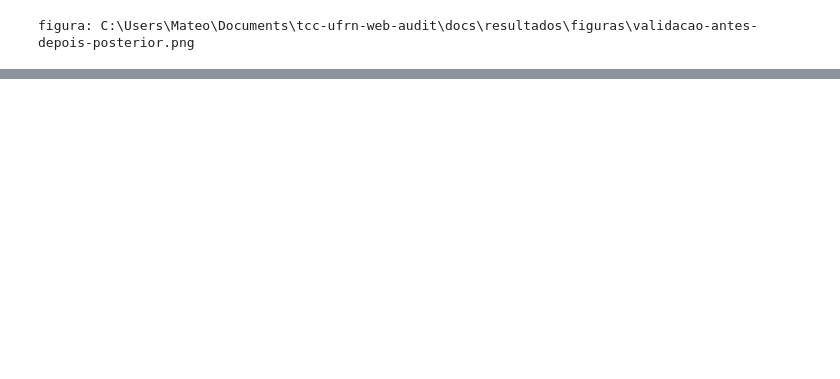
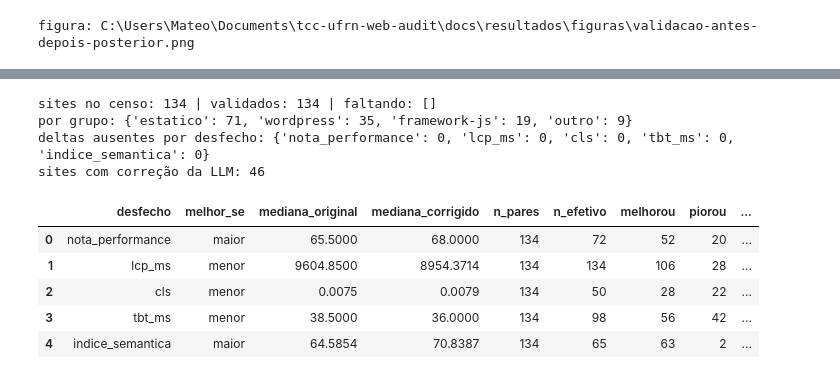
Before and after one commit to MateoCalazans/tcc-ufrn-web-audit, a Jupyter notebook: analysis/validacao.ipynb, the cells around one changed output, grey strips where cells are left out. Cells and saved outputs as stored; diff of their text form; code cells hidden in the pictures; blank space fills up the shorter version.

```diff
--- a/analysis/validacao.ipynb
+++ b/analysis/validacao.ipynb
@@ -298,0 +312,22 @@ figura: C:\Users\Mateo\Documents\tcc-ufrn-web-audit\docs\resultados\figuras\vali
+# %%
+c = pd.read_csv(CENSO)
+lista = pd.read_csv(LISTA_CENSO)
+faltando_censo = sorted(set(lista.id) - set(c.id))
+print("sites no censo:", len(lista), "| validados:", len(c), "| faltando:", faltando_censo)
+print("por grupo:", c.grupo.value_counts().to_dict())
+print("deltas ausentes por desfecho:", {k: int(c[f"{k}_delta"].isna().sum()) for k in PRINCIPAIS})
+print("sites com correção da LLM:", int((c.correcoes_llm > 0).sum()))
+censo = familia(c)
+censo.to_csv(TAB / "validacao-wilcoxon-censo.csv", index=False)
+censo.round(4)
+# %% [output]
+sites no censo: 134 | validados: 134 | faltando: []
+por grupo: {'estatico': 71, 'wordpress': 35, 'framework-js': 19, 'outro': 9}
+deltas ausentes por desfecho: {'nota_performance': 0, 'lcp_ms': 0, 'cls': 0, 'tbt_ms': 0, 'indice_semantica': 0}
+sites com correção da LLM: 46
+|  | desfecho | melhor_se | mediana_original | mediana_corrigido | n_pares | n_efetivo | melhorou | piorou | ... |
+| 0 | nota_performance | maior | 65.5000 | 68.0000 | 134 | 72 | 52 | 20 | ... |
+| 1 | lcp_ms | menor | 9604.8500 | 8954.3714 | 134 | 134 | 106 | 28 | ... |
+| 2 | cls | menor | 0.0075 | 0.0079 | 134 | 50 | 28 | 22 | ... |
+| 3 | tbt_ms | menor | 38.5000 | 36.0000 | 134 | 98 | 56 | 42 | ... |
+| 4 | indice_semantica | maior | 64.5854 | 70.8387 | 134 | 65 | 63 | 2 | ... |
```
Also changed, not shown: parts of 8 cells of this notebook, 5 other files.
